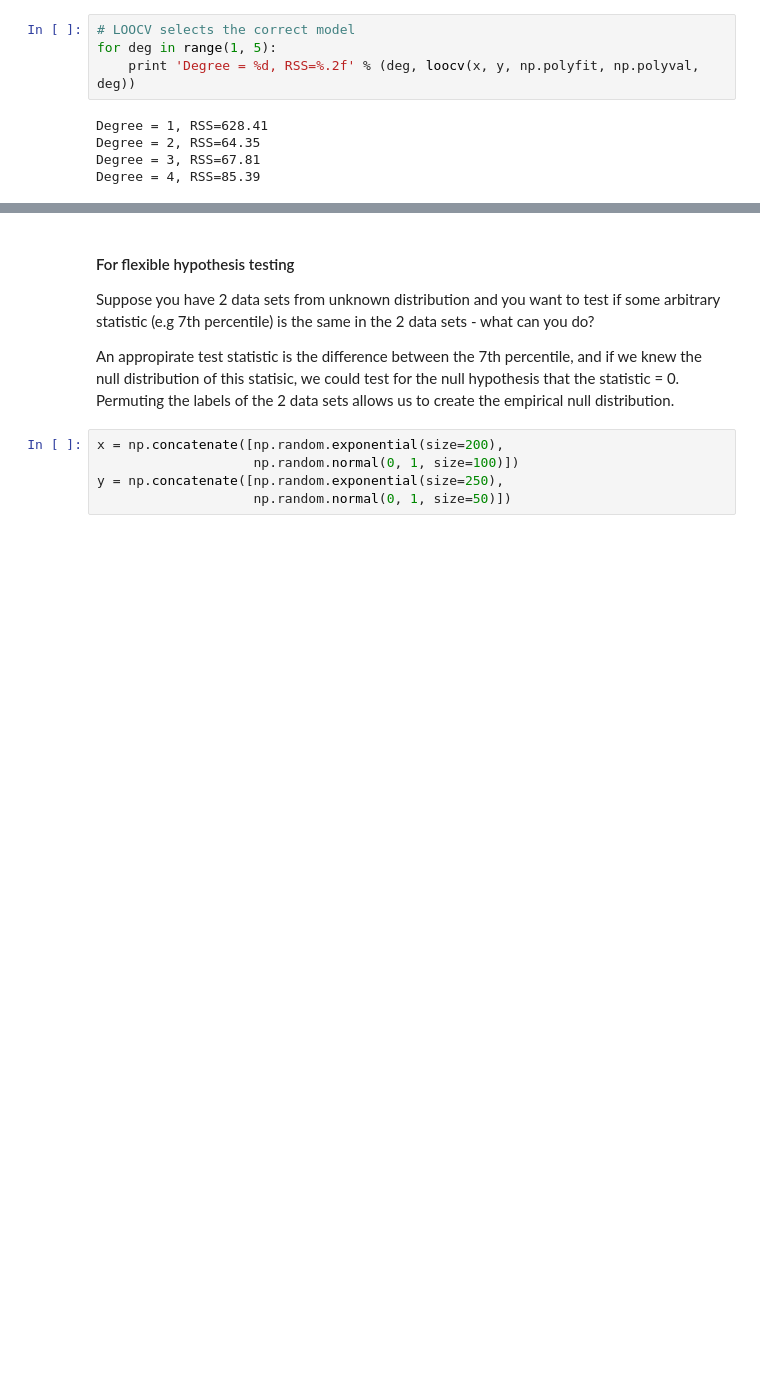
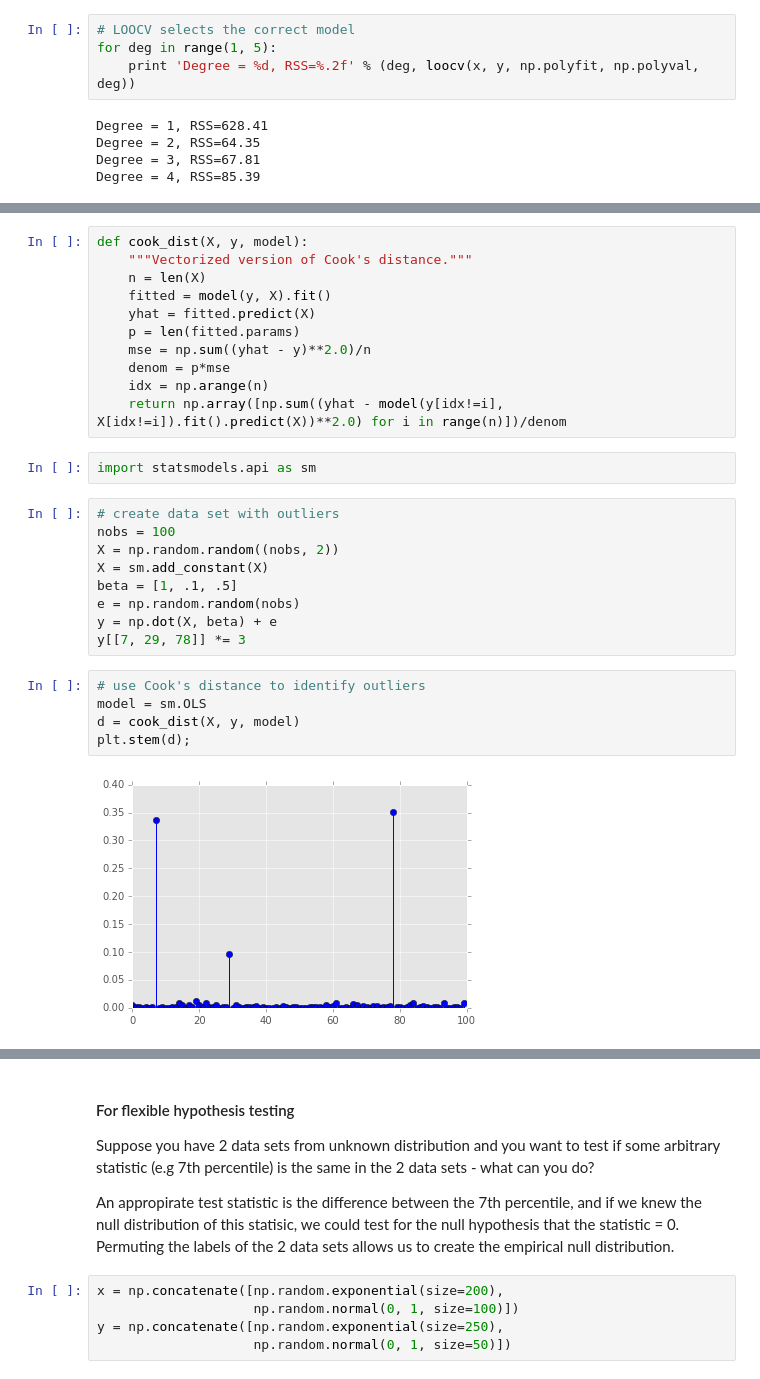
Before and after one commit to cliburn/sta-663-2015, a Jupyter notebook: Lectures/Topic14_Resampling_and_Simulations/Resampling and Monte Carlo simulations.ipynb, the cells around one changed output, grey strips where cells are left out. Cells and saved outputs as stored; diff of their text form; blank space fills up the shorter version.

```diff
--- a/Lectures/Topic14_Resampling_and_Simulations/Resampling and Monte Carlo simulations.ipynb
+++ b/Lectures/Topic14_Resampling_and_Simulations/Resampling and Monte Carlo simulations.ipynb
@@ -297,0 +306,29 @@ Degree = 4, RSS=85.39
+# %%
+def cook_dist(X, y, model):
+    """Vectorized version of Cook's distance."""
+    n = len(X)
+    fitted = model(y, X).fit()
+    yhat = fitted.predict(X)
+    p = len(fitted.params)
+    mse = np.sum((yhat - y)**2.0)/n
+    denom = p*mse
+    idx = np.arange(n)
+    return np.array([np.sum((yhat - model(y[idx!=i], X[idx!=i]).fit().predict(X))**2.0) for i in range(n)])/denom
+# %%
+import statsmodels.api as sm
+# %%
+# create data set with outliers
+nobs = 100
+X = np.random.random((nobs, 2))
+X = sm.add_constant(X)
+beta = [1, .1, .5]
+e = np.random.random(nobs)
+y = np.dot(X, beta) + e
+y[[7, 29, 78]] *= 3
+# %%
+# use Cook's distance to identify outliers
+model = sm.OLS
+d = cook_dist(X, y, model)
+plt.stem(d);
+# %% [output]
+[figure, added]
```
Also changed, not shown: parts of 13 cells of this notebook.
